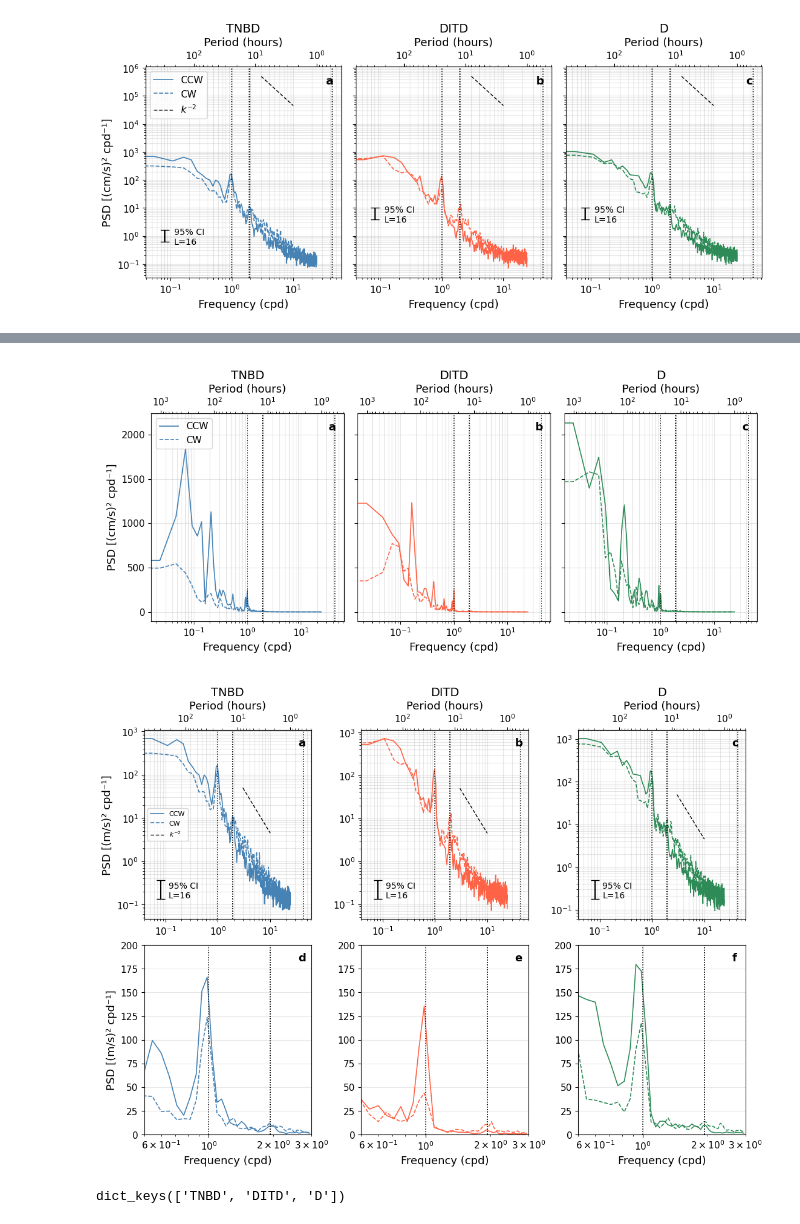
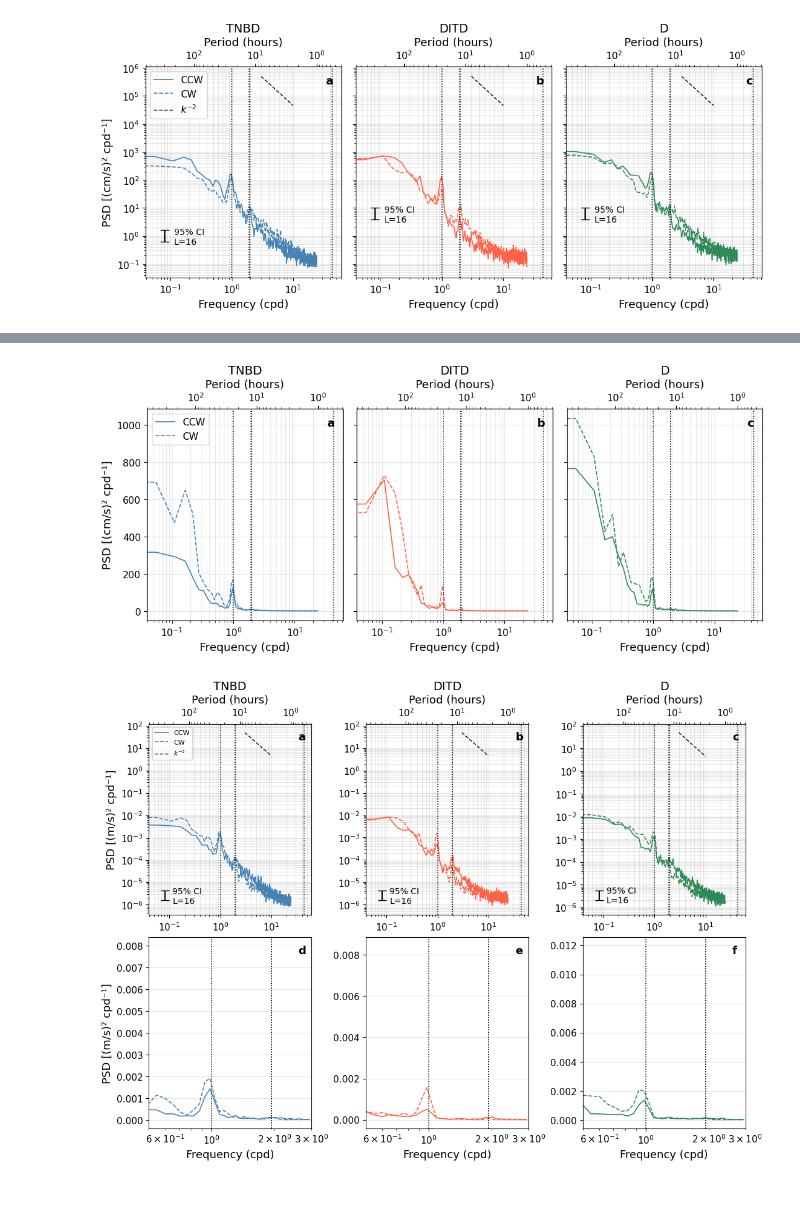
Before and after one commit to MackenzieBlanusa/TNB_tools, a Jupyter notebook: MastersThesis/rotaryspectra_ctd - Copy.ipynb, the cells around one changed output, grey strips where cells are left out. Saved outputs shown, nothing was run; the diff lists cells and outputs as text; code cells hidden in the pictures; blank space fills up the shorter version.

Commit message:
changes to spectra analysis

```diff
--- a/MastersThesis/rotaryspectra_ctd - Copy.ipynb
+++ b/MastersThesis/rotaryspectra_ctd - Copy.ipynb
@@ -699,6 +686,9 @@ for name, m in moorings.items():
 
     spectra_full[name] = {
         'freq':  freq * 86400,   # convert to cpd
+        'Suu' : Suu,
+        'Svv' : Svv,
+        'Cuv' : Cuv,
         'S_ccw': S_ccw,
         'S_cw':  S_cw,
         'Cr':    Cr,
@@ -712,3 +702,38 @@ for name, m in moorings.items():
 TNBD: n=14064, L=16, dof=32, f_lo=0.65, f_hi=1.75
 DITD: n=14064, L=16, dof=32, f_lo=0.65, f_hi=1.75
 D: n=14064, L=16, dof=32, f_lo=0.65, f_hi=1.75
+# %%
+# --------------------- CORRECTED FREQUENCY UNITS TO PRESERVE VARIANCE ---------------------------------
+NPERSEG = 879
+
+spectra_full = {}
+
+for name, m in moorings.items():
+    ds   = m['ds']
+    fs   = m['fs']       # Hz
+    u    = ds['u'].values
+    v    = ds['v'].values
+    n    = len(u)
+
+    freq, Suu, Svv, Cuv = auto_cross_spectra(
+        u, v, fs=fs, nperseg=NPERSEG, noverlap=0
+    )
+    S_ccw, S_cw = rotary_components(Suu, Svv, Cuv)
+    Cr           = rotary_coefficient(S_ccw, S_cw)
+    dof, L       = dof_welch(n, NPERSEG, noverlap=0)
+    f_lo, f_hi   = chi2_ci_multiplier(dof, ci=95)
+
+    spectra_full[name] = {
+        'freq':  freq * 86400,      # Hz -> cpd
+        'Suu':   Suu / 86400,       # per-Hz -> per-cpd (keeps integral invariant)
+        'Svv':   Svv / 86400,
+        'Cuv':   Cuv / 86400,       # cross-spectrum needs the same rescaling
+        'S_ccw': S_ccw / 86400,     # rotary components too - they're linear in Suu/Svv/Cuv
+        'S_cw':  S_cw / 86400,
+        'Cr':    Cr,                # ratio of two PSDs - the 86400 cancels, leave as-is
+        'dof':   dof,
+        'L':     L,
+        'f_lo':  f_lo,
+        'f_hi':  f_hi,
+    }
+    print(f"{name}: n={n}, L={L}, dof={dof}, f_lo={f_lo:.2f}, f_hi={f_hi:.2f}")
@@ -1083,7 +1112,7 @@ plt.tight_layout()
 # plt.savefig('moorings_2018_fullspectra_01.png', dpi=300, bbox_inches='tight')
 plt.show()
 # %% [output]
-[figure, old version]
+[figure, new version]
 # %%
 %matplotlib widget
 # %%
@@ -1150,36 +1179,32 @@ for col, (name, sp) in enumerate(spectra_full.items()):
 
 
     # ax_bot.semilogx(freq, sp['S_ccw'],
     #             color=color, linewidth=1.2, label='CCW')
     # ax_bot.semilogx(freq, sp['S_cw'],
     #             color=color, linewidth=1.2, label='CW', linestyle='--')
 
     for fv in [f_iner, f_M2, f_diurn]:
         ax_bot.axvline(fv, color='k', linestyle=':', linewidth=1.1)
 
     # add_ci_bracket(ax_bot, sp['f_lo'], sp['f_hi'],
     #                label=f"95% CI\nL={sp['L']}", color='k',
     #                x_frac=0.1, y_frac=0.15, log_y=False)
 
     ax_bot.set_xlim(0.5, 3.0)
-    ax_bot.set_ylim(0,200)
+    # ax_bot.set_ylim(0,200)
     ax_bot.set_xlabel('Frequency (cpd)')
     ax_bot.grid(True, alpha=0.3)
     ax_bot.text(0.92, 0.96, panel_labels[col + 3], transform=ax_bot.transAxes,
                 fontsize=13, fontweight='bold', va='top', ha='left')
 
 # y-axis labels on left column only
 axes[0, 0].set_ylabel('PSD [(m/s)² cpd⁻¹]')
 axes[1, 0].set_ylabel('PSD [(m/s)² cpd⁻¹]')
 
 # shared legend from top-left panel
 axes[0, 0].legend(fontsize=8)
 
 # plt.savefig('moorings_2018_fullspectra_6panel_notzoomed.png', dpi=300, bbox_inches='tight')
 plt.show()
 # %% [output]
-[figure, old version]
+[figure, new version]
-# %%
-spectra_full.keys()
-# %% [output]
-dict_keys(['TNBD', 'DITD', 'D'])
```
Also changed, not shown: parts of 32 cells of this notebook, 1 other file.
